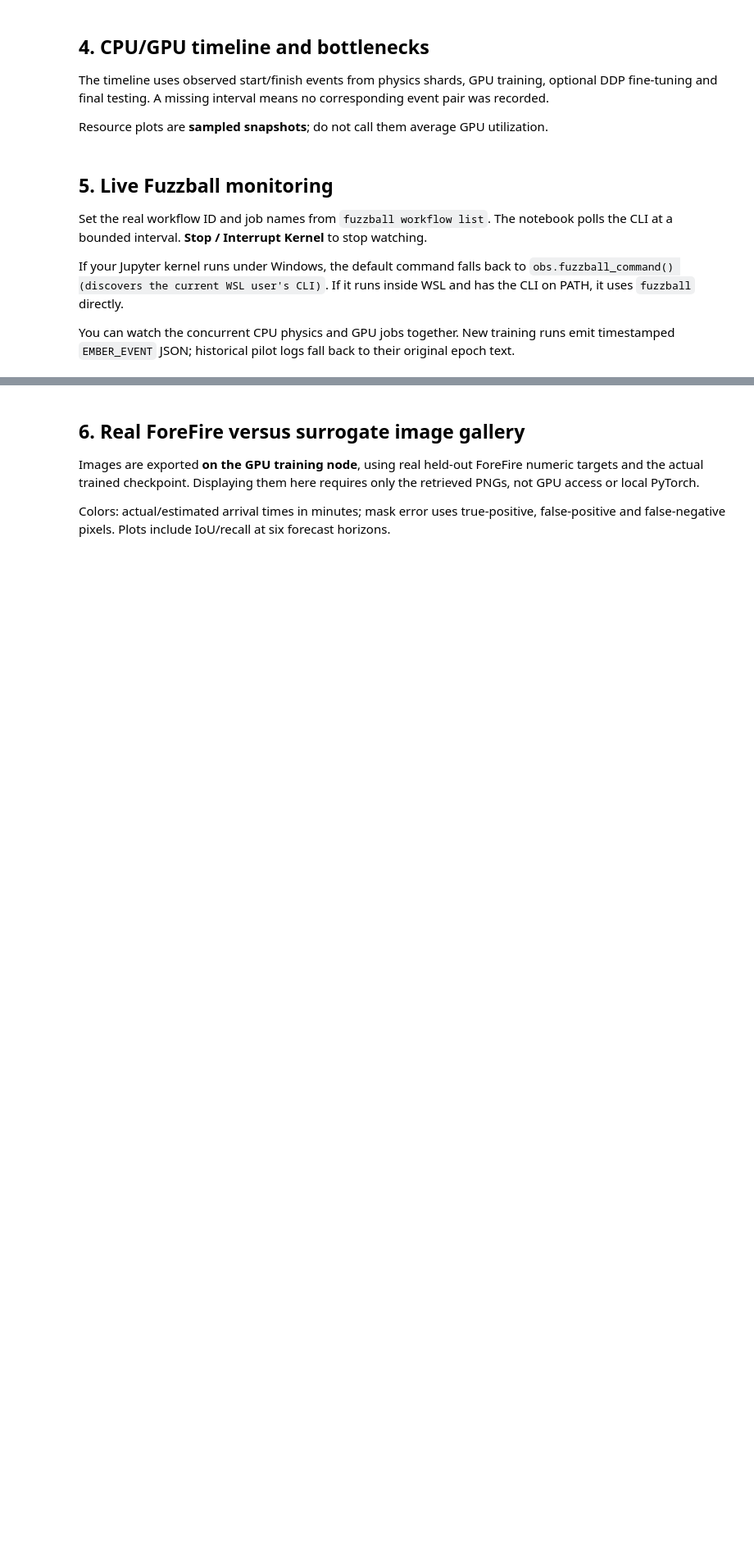
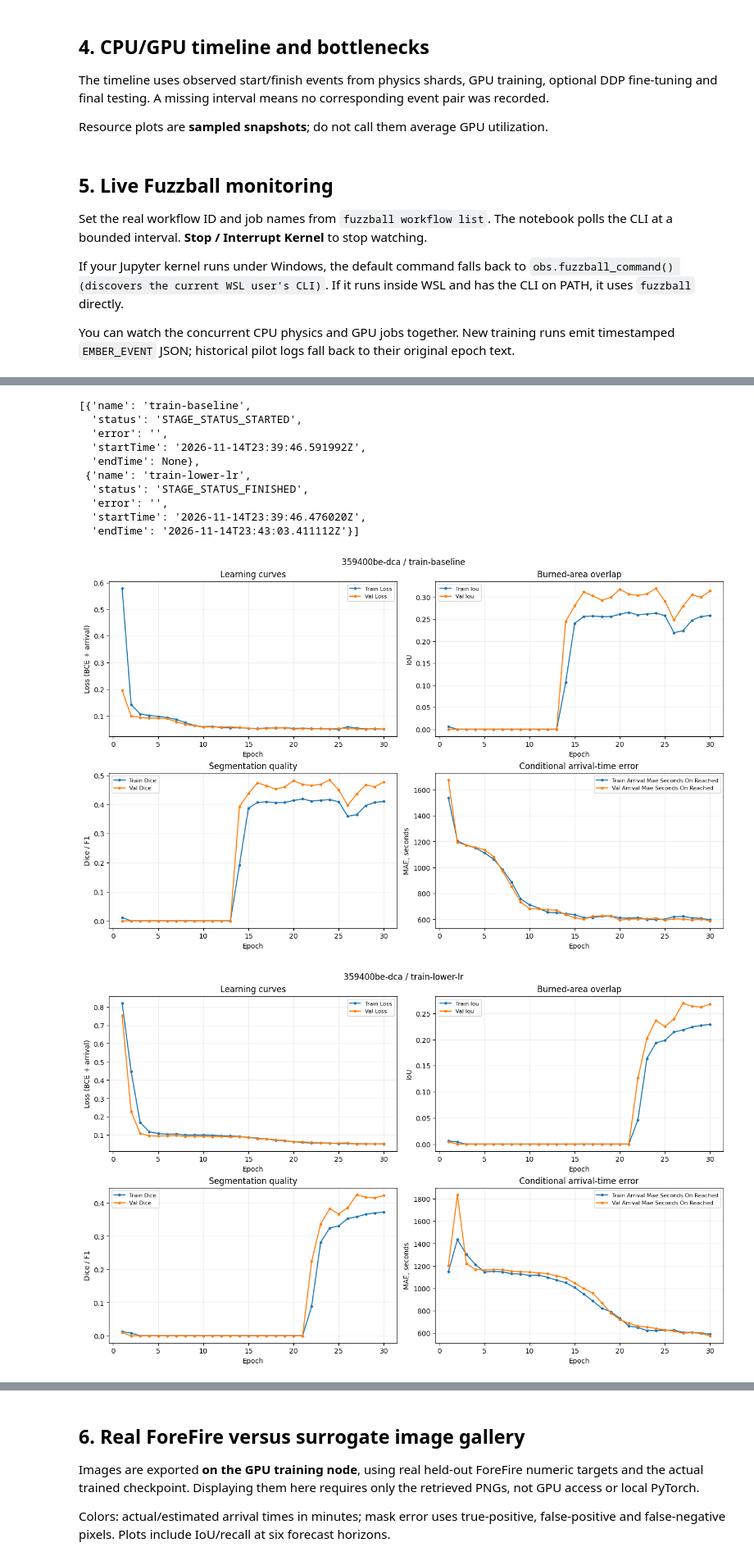
Before and after one commit to DanishNadar/Ember, a Jupyter notebook: notebooks/Ember_Observatory.ipynb, the cells around one changed output, grey strips where cells are left out. Shown at 82% size. Saved outputs shown, nothing was run; the diff lists cells and outputs as text; code cells hidden in the pictures; blank space fills up the shorter version.

```diff
--- a/notebooks/Ember_Observatory.ipynb
+++ b/notebooks/Ember_Observatory.ipynb
@@ -54,8 +63,17 @@ DATASET = next((base / "arrival-pilot-20261114-02/data" for base in RUNS_ROOTS
 OPTIONS = manual.defaults(DATASET) if (DATASET.parent / "baseline.yaml").is_file() else None
 if OPTIONS:
     # Change these values before preparation. Every experiment needs a fresh name.
-    OPTIONS.update(mode="single", optimizer="Adam", checkpoint=None, fine_tune=False,
-                   generate_physics=False, cpu_workers=4, physics_scenarios_per_region=1)
+    OPTIONS.update(
+    mode="independent",
+    optimizer="Adam",
+    checkpoint=None,
+    fine_tune=False,
+    generate_physics=False,
+    cpu_workers=4,
+    physics_scenarios_per_region=1
+    )
+    OPTIONS["experiment_name"] = "ember-lr-comparison-01"
+    OPTIONS["trial_learning_rates"] = [0.001, 0.0003]
     OPTIONS["config"].update(epochs=30, learning_rate=.001, batch_size=4, weight_decay=.0001,
         dropout=0., base_filters=16, depth=3, random_seed=42,
         burn_loss_weight=1., arrival_loss_weight=1., positive_weight=1., threshold=.5)
@@ -173,7 +248,10 @@ You can watch the concurrent CPU physics and GPU jobs together. New training run
 # %%
 # Replace with the workflow ID printed by YOUR NEW Fuzzball submission.
 WORKFLOWS = {
-    # "YOUR-ACTUAL-WORKFLOW-UUID": ["train-baseline", "train-lower-lr", "physics-0", "physics-1"]
+    SUBMISSION["ID"]: [
+        "train-baseline",
+        "train-lower-lr"
+    ]
 }
 WATCH_INTERVAL_SECONDS = 8
 WATCH_CYCLES = 60    # Polling and requests have a bounded deadline; interrupt any time
@@ -182,7 +262,8 @@ print("Configured workflows:", WORKFLOWS or "None — add a real workflow ID to
 # %%
 # Run this cell AFTER submitting a new workflow, or leave disabled for replay.
-START_LIVE_WATCH = False
+START_LIVE_WATCH = True
 if START_LIVE_WATCH and WORKFLOWS:
     obs.watch(WORKFLOWS, interval_s=WATCH_INTERVAL_SECONDS, cycles=WATCH_CYCLES)
 else:
     print("Live watch is idle. Set WORKFLOWS and START_LIVE_WATCH=True when a job is running.")
+# %% [output]
@@ -188,0 +291,12 @@ else:
+[{'name': 'train-baseline',
+  'status': 'STAGE_STATUS_STARTED',
+  'error': '',
+  'startTime': '2026-11-14T23:39:46.591992Z',
+  'endTime': None},
+ {'name': 'train-lower-lr',
+  'status': 'STAGE_STATUS_FINISHED',
+  'error': '',
+  'startTime': '2026-11-14T23:39:46.476020Z',
+  'endTime': '2026-11-14T23:43:03.411112Z'}]
+[figure, added]
+[figure, added]
```
Also changed, not shown: parts of 13 cells of this notebook, 7 other files.
